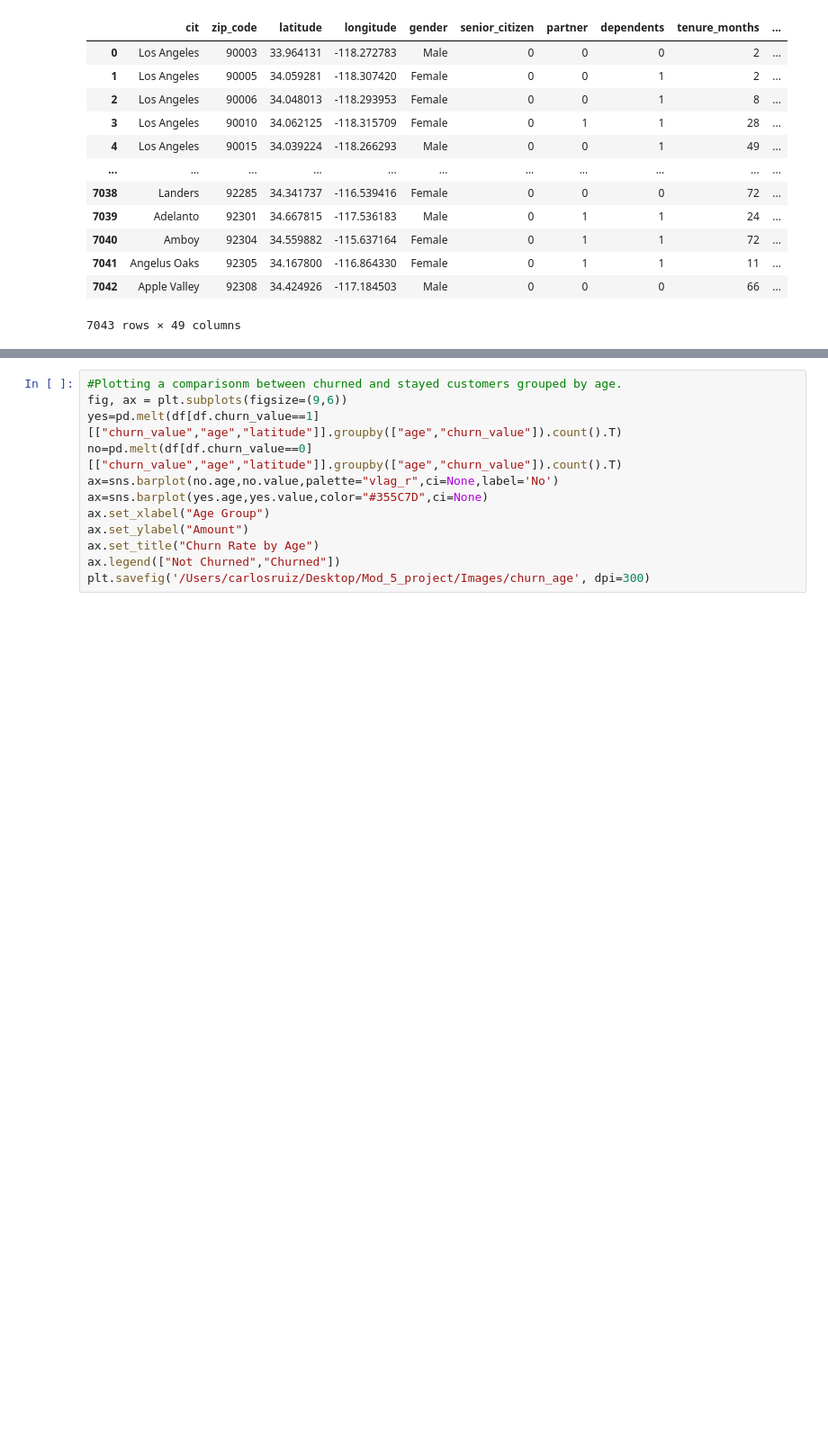
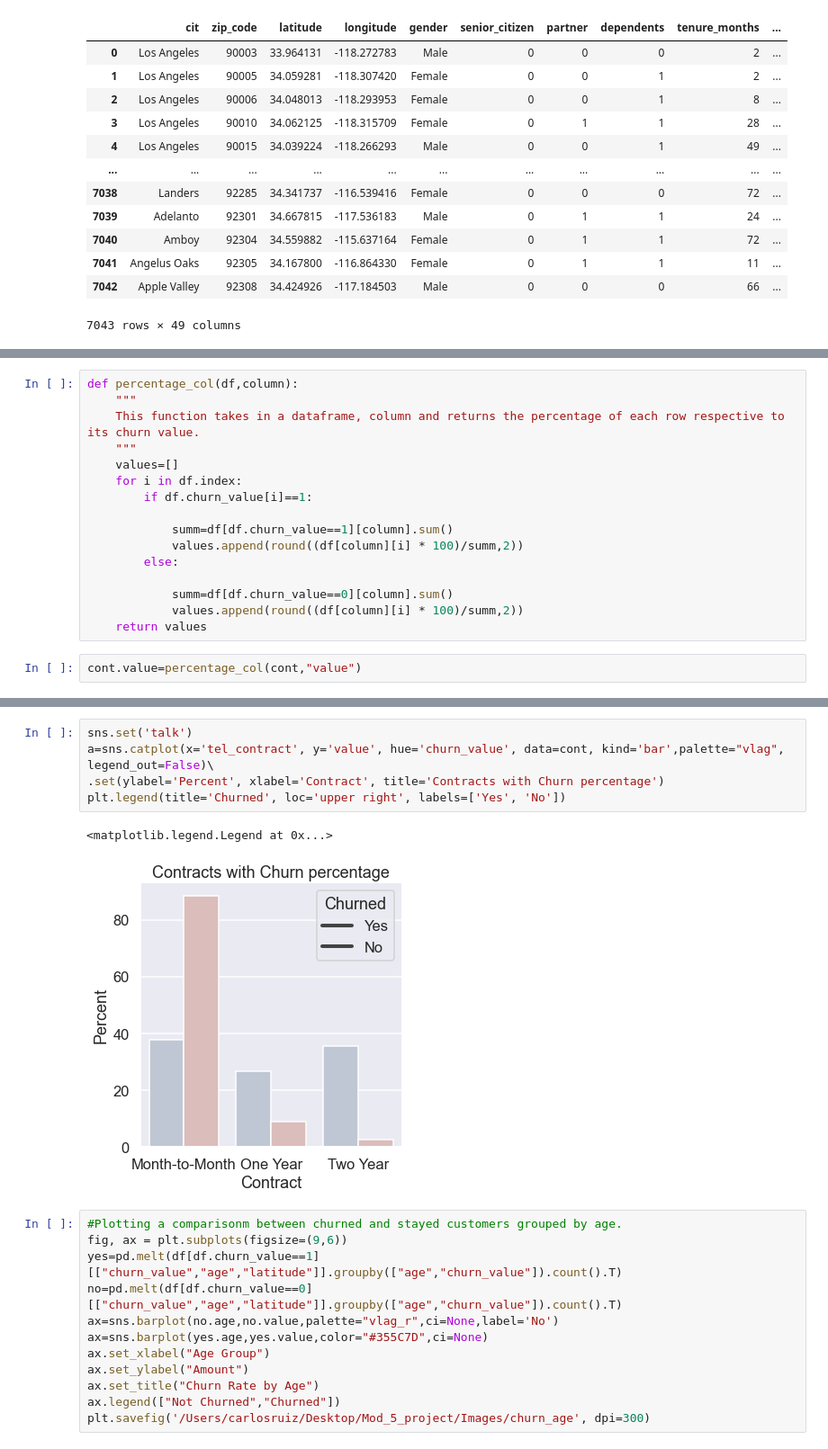
Before and after one commit to carlosiruiz/Customer_Churn_Prediction, a Jupyter notebook: EDA_&_Modeling/Visualizations Notebook.ipynb, the cells around one changed output, grey strips where cells are left out. Shown: that part at 90% size. Cells and saved outputs as stored; diff of their text form; blank space fills up the shorter version.

```diff
--- a/EDA_&_Modeling/Visualizations Notebook.ipynb
+++ b/EDA_&_Modeling/Visualizations Notebook.ipynb
@@ -93 +57,19 @@ plt.savefig('/Users/carlosruiz/Desktop/Mod_5_project/Images/contract', dpi=300)
 [figure]
+# %%
+def percentage_col(df,column):
+    """
+    This function takes in a dataframe, column and returns the percentage of each row respective to its churn value.
+    """
+    values=[]
+    for i in df.index:
+        if df.churn_value[i]==1:
+
+            summ=df[df.churn_value==1][column].sum()
+            values.append(round((df[column][i] * 100)/summ,2))
+        else:
+
+            summ=df[df.churn_value==0][column].sum()
+            values.append(round((df[column][i] * 100)/summ,2))
+    return values
+# %%
+cont.value=percentage_col(cont,"value")
@@ -94,3 +86,11 @@ plt.savefig('/Users/carlosruiz/Desktop/Mod_5_project/Images/contract', dpi=300)
+# %%
+sns.set('talk')
+a=sns.catplot(x='tel_contract', y='value', hue='churn_value', data=cont, kind='bar',palette="vlag", legend_out=False)\
+.set(ylabel='Percent', xlabel='Contract', title='Contracts with Churn percentage')
+plt.legend(title='Churned', loc='upper right', labels=['Yes', 'No'])
+# %% [output]
+<matplotlib.legend.Legend at 0x...>
+[figure, added]
 # %%
 #Plotting a comparisonm between churned and stayed customers grouped by age.
 fig, ax = plt.subplots(figsize=(9,6))
```
Also changed, not shown: parts of 6 cells of this notebook, 9 other files.
